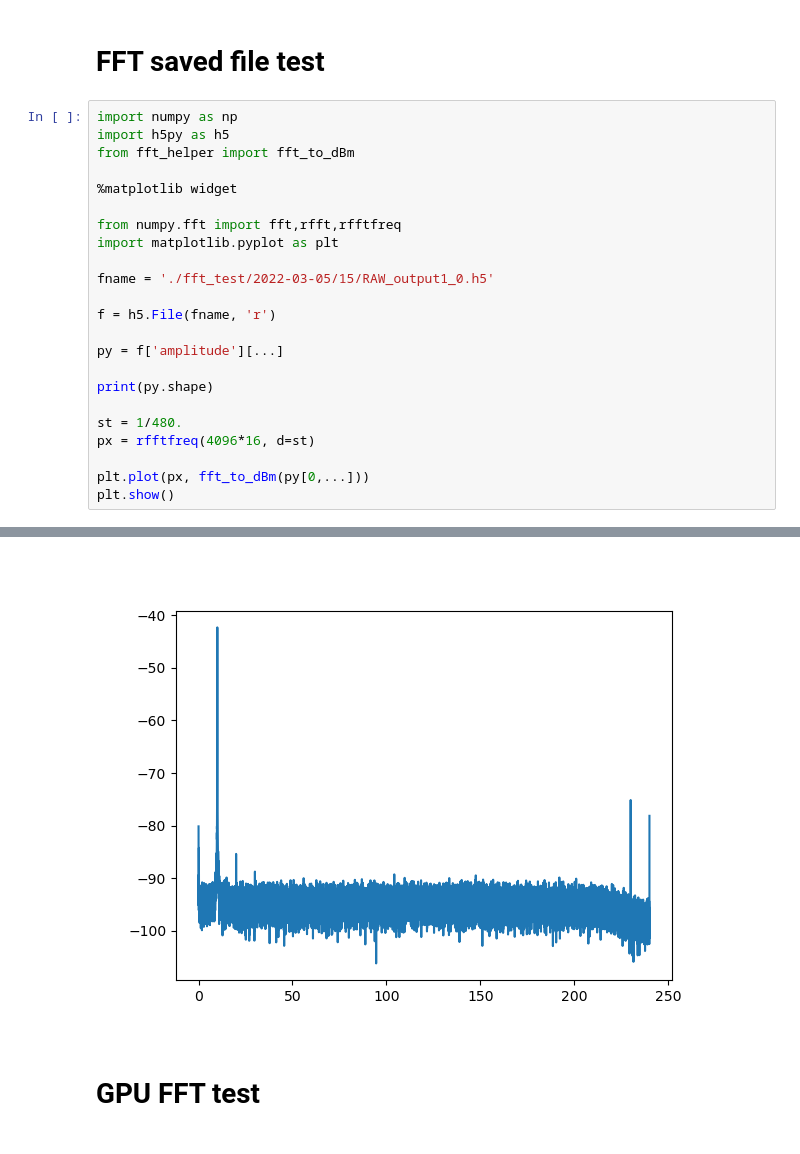
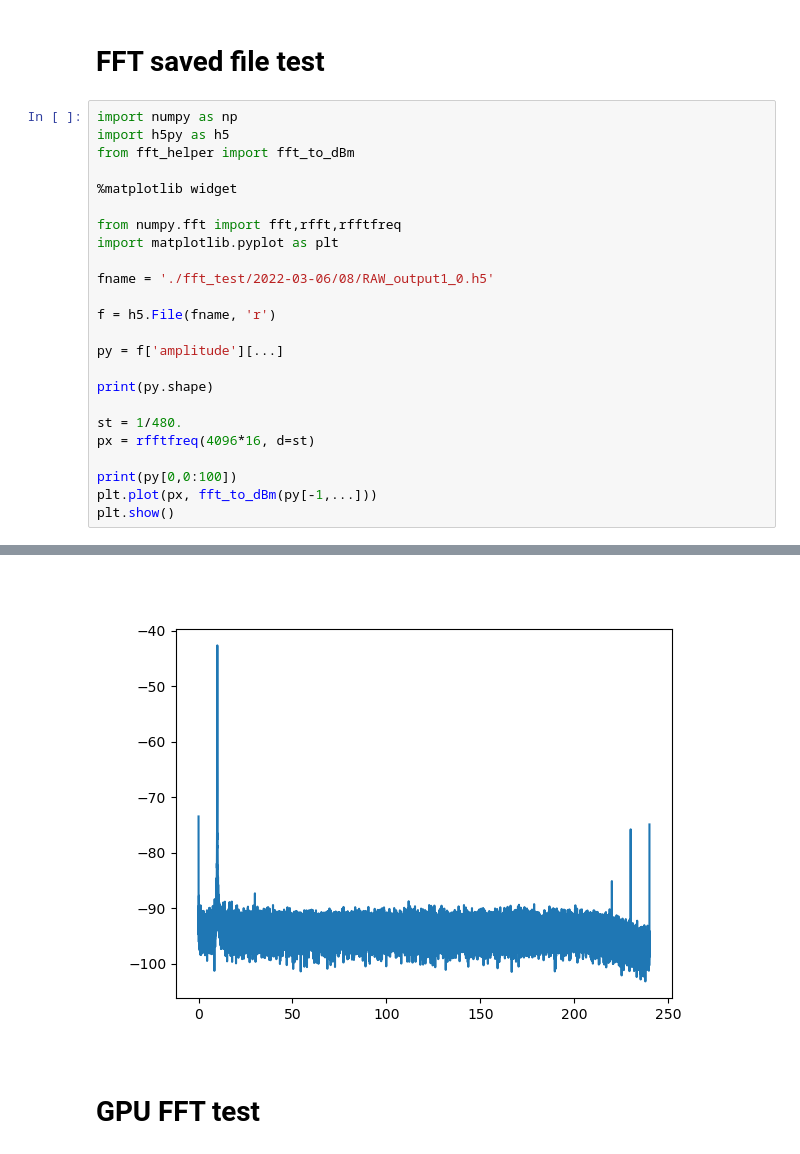
Before and after one commit to guotsuan/LACE_adc, a Jupyter notebook: python_udp_recv/FFT_saved_file_test.ipynb, the cells around one changed output, grey strips where cells are left out. Cells and saved outputs as stored; diff of their text form.

```diff
--- a/python_udp_recv/FFT_saved_file_test.ipynb
+++ b/python_udp_recv/FFT_saved_file_test.ipynb
@@ -10,7 +10,7 @@ from fft_helper import fft_to_dBm
 from numpy.fft import fft,rfft,rfftfreq
 import matplotlib.pyplot as plt
 
-fname = './fft_test/2022-03-05/15/RAW_output1_0.h5'
+fname = './fft_test/2022-03-06/08/RAW_output1_0.h5'
 
 f = h5.File(fname, 'r')
 
@@ -21,6 +21,7 @@ print(py.shape)
 st = 1/480.
 px = rfftfreq(4096*16, d=st)
 
-plt.plot(px, fft_to_dBm(py[0,...]))
+print(py[0,0:100])
+plt.plot(px, fft_to_dBm(py[-1,...]))
 plt.show()
 # %% [output]
@@ -28,4 +46,4 @@ plt.show()
-[figure, old version]
+[figure, new version]
 # %% [markdown]
 # GPU FFT test
 # %%
```
Also changed, not shown: parts of 1 cell of this notebook, 3 other files.
